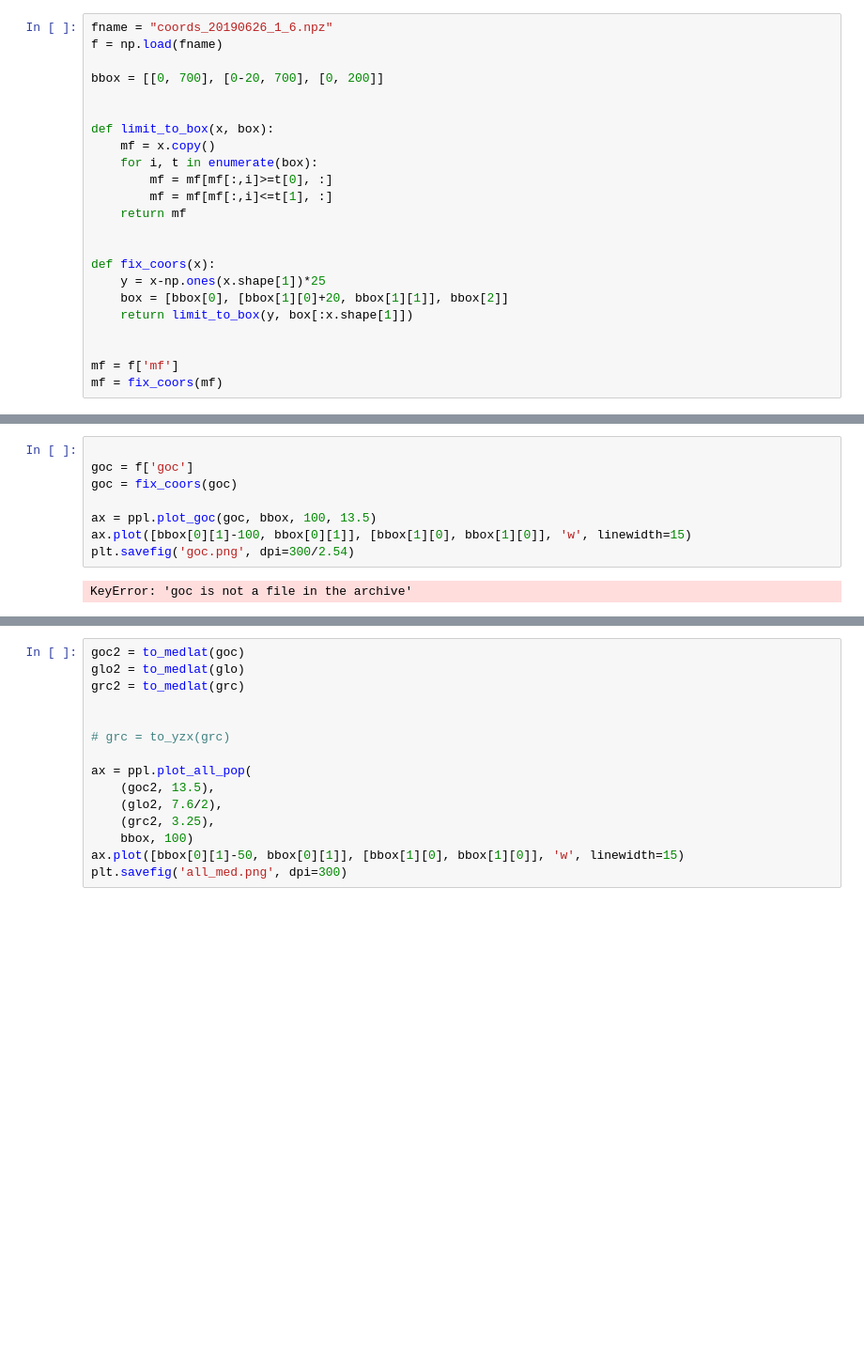
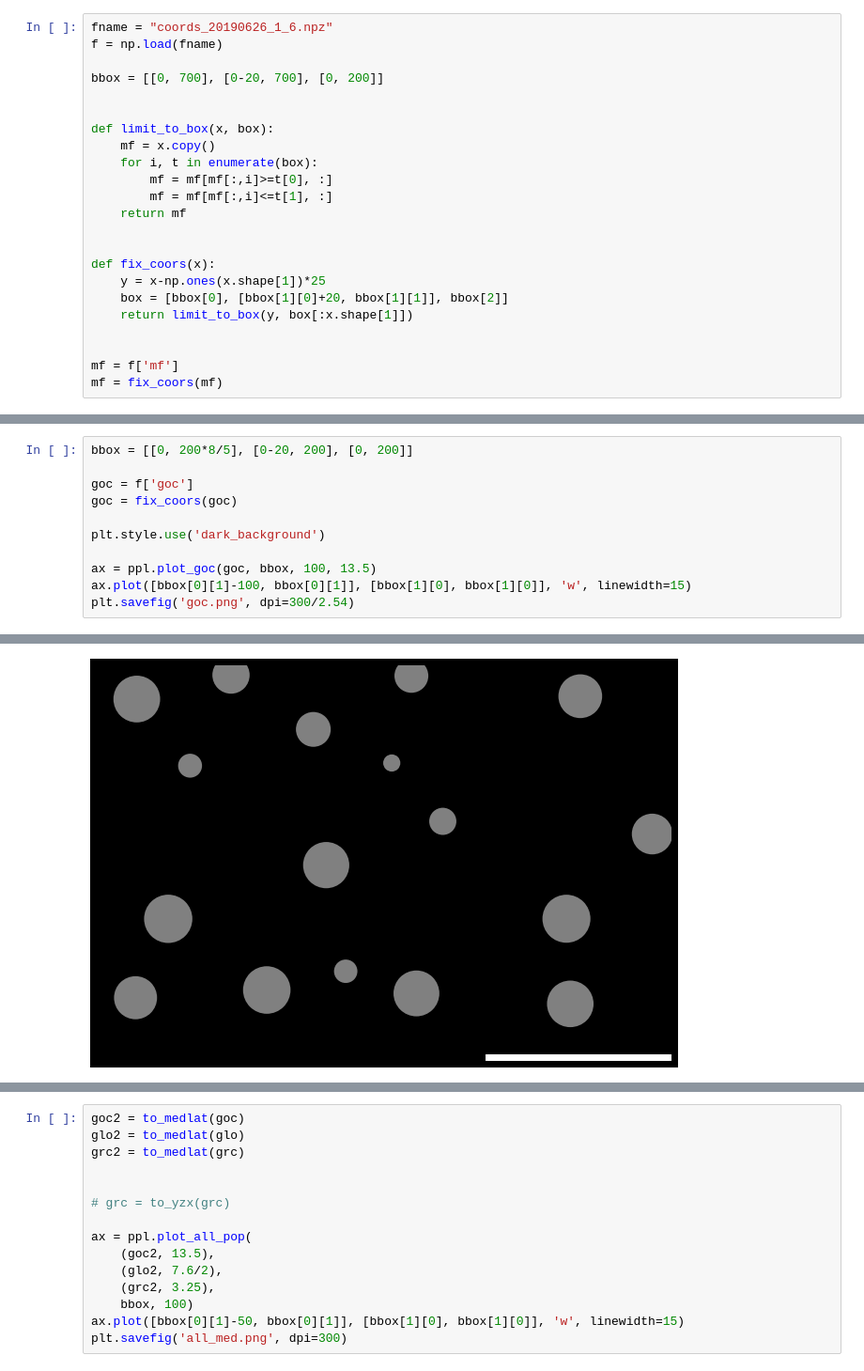
Before and after one commit to CNS-OIST/pycabnn, a Jupyter notebook: docs/fig_POPGEN/plot_pop_gen_figures.ipynb, the cells around one changed output, grey strips where cells are left out. Shown at 94% size. Drawn from its saved outputs; the diff is of its cells as text; blank space fills up the shorter version.

```diff
--- a/docs/fig_POPGEN/plot_pop_gen_figures.ipynb
+++ b/docs/fig_POPGEN/plot_pop_gen_figures.ipynb
@@ -53,12 +52,14 @@ plt.savefig('mf.png', dpi=300/2.54)
 [interactive output not drawn]
 [figure]
 # %%
+bbox = [[0, 200*8/5], [0-20, 200], [0, 200]]
 
 goc = f['goc']
 goc = fix_coors(goc)
 
+plt.style.use('dark_background')
+
 ax = ppl.plot_goc(goc, bbox, 100, 13.5)
 ax.plot([bbox[0][1]-100, bbox[0][1]], [bbox[1][0], bbox[1][0]], 'w', linewidth=15)
 plt.savefig('goc.png', dpi=300/2.54)
 # %% [output]
-KeyError: 'goc is not a file in the archive'
@@ -65,3 +67,4 @@ KeyError: 'goc is not a file in the archive'
+[figure, added]
 # %%
 glo = f['glo']
 glo = fix_coors(glo)
```
Also changed, not shown: parts of 14 cells of this notebook, 12 other files.
